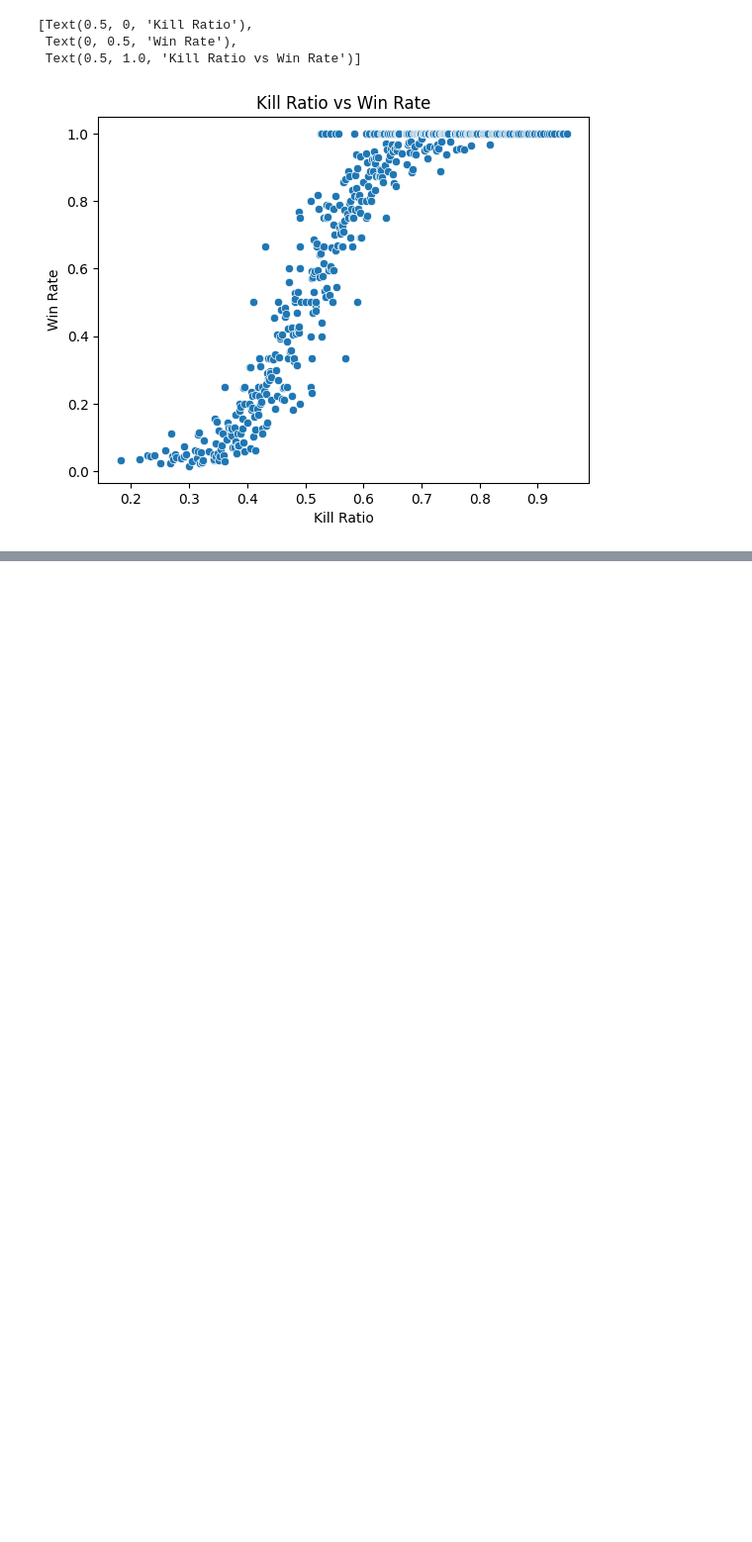
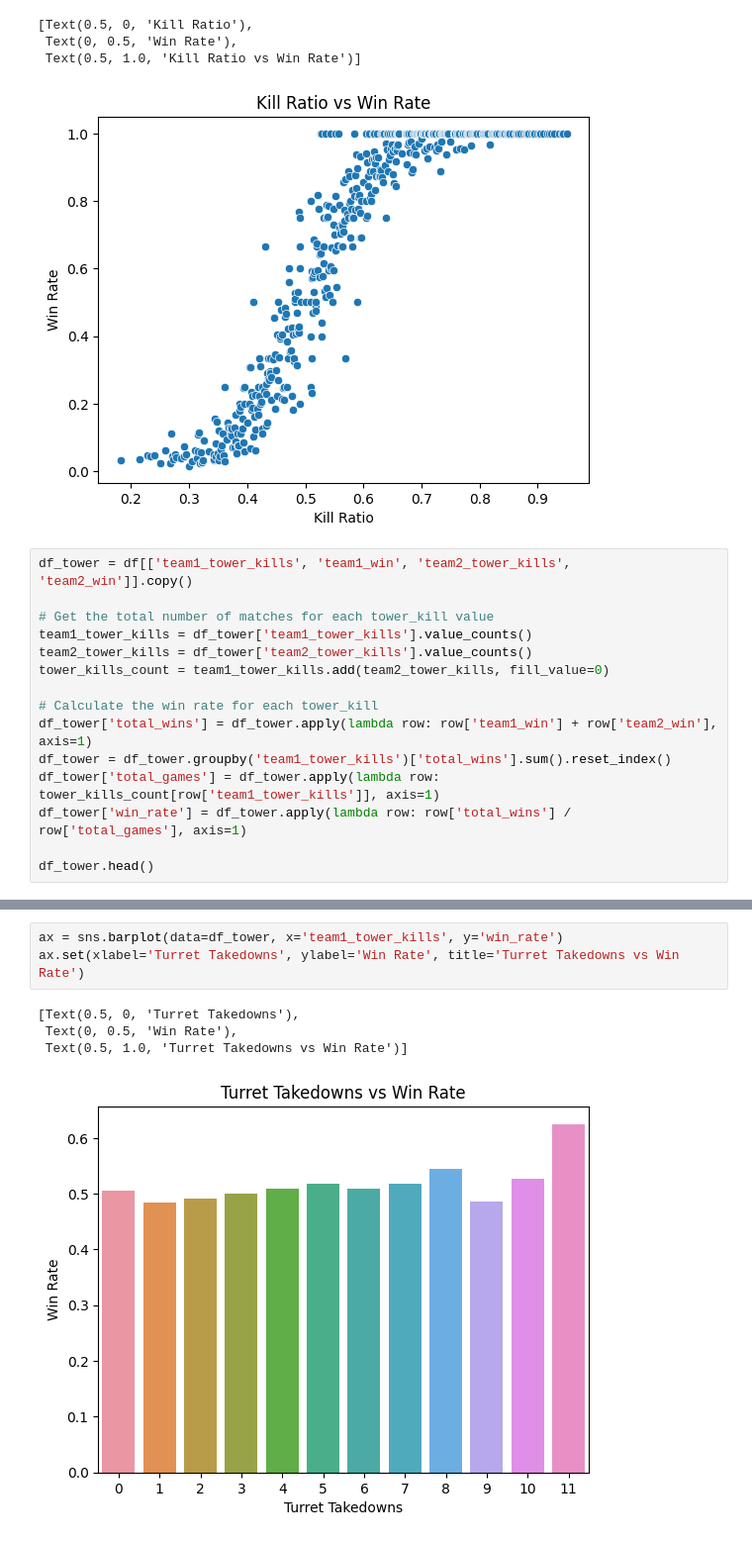
Before and after one commit to SJ-Yu-99/cmsc320final.github.io, a Jupyter notebook: cmsc320final.ipynb, the cells around one changed output, grey strips where cells are left out. Shown: that part at 99% size. Cells and saved outputs as stored; diff of their text form; blank space fills up the shorter version.

Commit message:
Add turret winrate graph

```diff
--- a/cmsc320final.ipynb
+++ b/cmsc320final.ipynb
@@ -437,3 +438,18 @@ ax.set(xlabel='Kill Ratio', ylabel='Win Rate', title='Kill Ratio vs Win Rate')
  Text(0, 0.5, 'Win Rate'),
  Text(0.5, 1.0, 'Kill Ratio vs Win Rate')]
 [figure]
+# %%
+df_tower = df[['team1_tower_kills', 'team1_win', 'team2_tower_kills', 'team2_win']].copy()
+
+# Get the total number of matches for each tower_kill value
+team1_tower_kills = df_tower['team1_tower_kills'].value_counts()
+team2_tower_kills = df_tower['team2_tower_kills'].value_counts()
+tower_kills_count = team1_tower_kills.add(team2_tower_kills, fill_value=0)
+
+# Calculate the win rate for each tower_kill
+df_tower['total_wins'] = df_tower.apply(lambda row: row['team1_win'] + row['team2_win'], axis=1)
+df_tower = df_tower.groupby('team1_tower_kills')['total_wins'].sum().reset_index()
+df_tower['total_games'] = df_tower.apply(lambda row: tower_kills_count[row['team1_tower_kills']], axis=1)
+df_tower['win_rate'] = df_tower.apply(lambda row: row['total_wins'] / row['total_games'], axis=1)
+
+df_tower.head()
@@ -439,0 +463,8 @@ ax.set(xlabel='Kill Ratio', ylabel='Win Rate', title='Kill Ratio vs Win Rate')
+# %%
+ax = sns.barplot(data=df_tower, x='team1_tower_kills', y='win_rate')
+ax.set(xlabel='Turret Takedowns', ylabel='Win Rate', title='Turret Takedowns vs Win Rate')
+# %% [output]
+[Text(0.5, 0, 'Turret Takedowns'),
+ Text(0, 0.5, 'Win Rate'),
+ Text(0.5, 1.0, 'Turret Takedowns vs Win Rate')]
+[figure, added]
```
Also changed, not shown: parts of 4 cells of this notebook.
